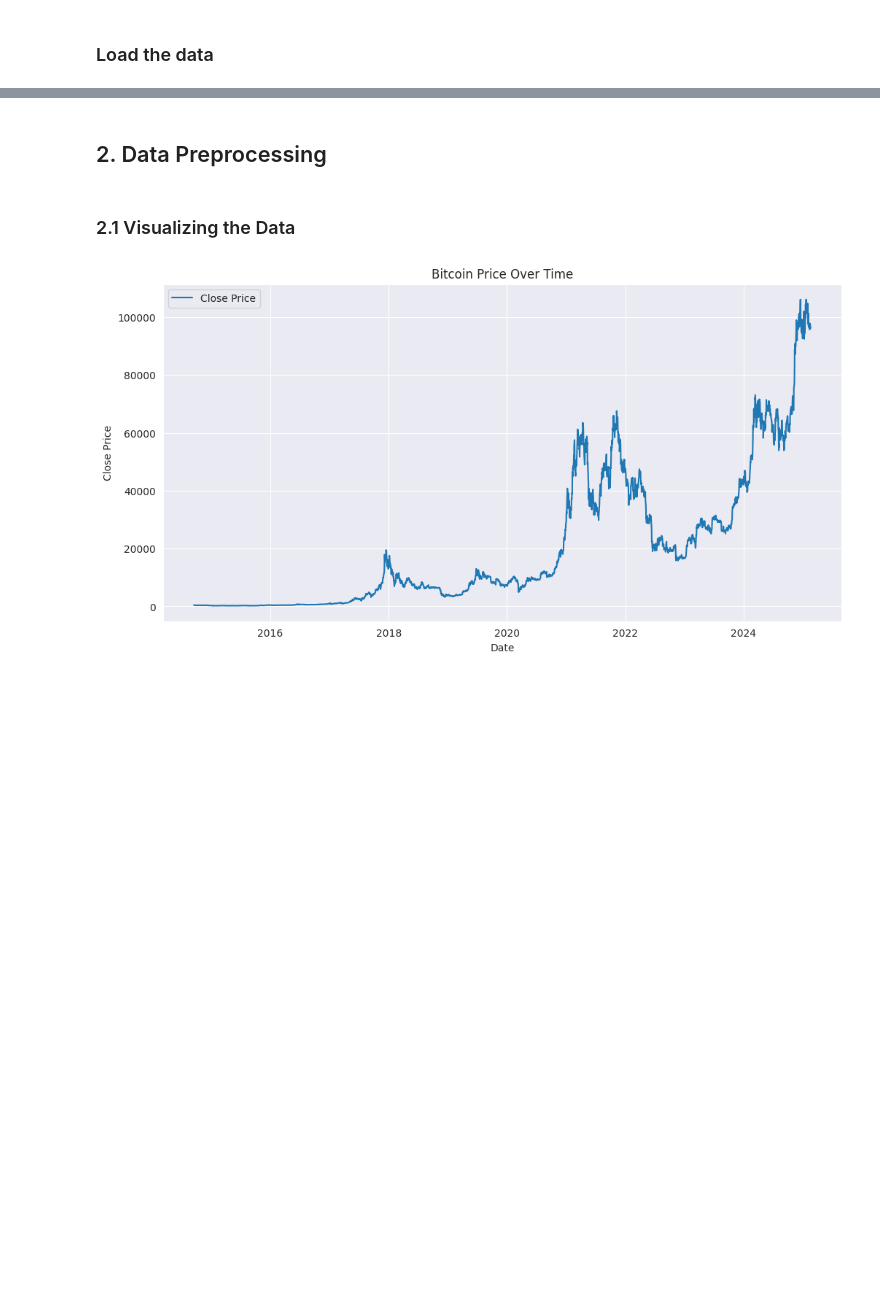
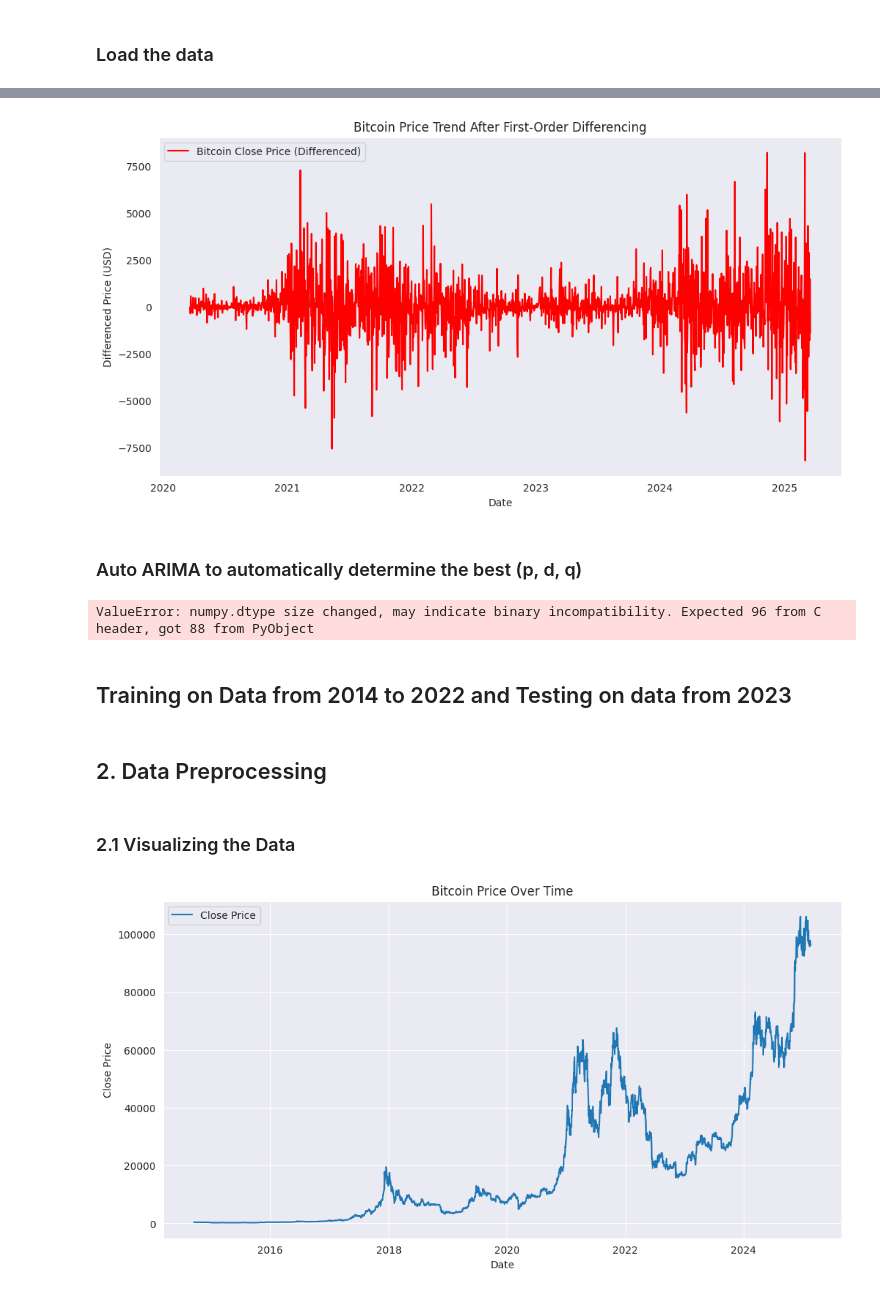
Before and after one commit to bonareri/Cryptocurrency-Price-Prediction-, a Jupyter notebook: arima_sarima_model.ipynb, the cells around one changed output, grey strips where cells are left out. Cells and saved outputs as stored; diff of their text form; code cells hidden in the pictures; blank space fills up the shorter version.

```diff
--- a/arima_sarima_model.ipynb
+++ b/arima_sarima_model.ipynb
@@ -132,0 +188,19 @@ memory usage: 178.5 KB
+# %%
+df["Close_diff"] = df["Close"].diff().dropna()
+
+# Perform ADF test again
+result_diff = adfuller(df["Close_diff"].dropna())
+
+# Print results
+print("Augmented Dickey-Fuller Test (After Differencing):")
+print(f"ADF Statistic: {result_diff[0]:.4f}")
+print(f"p-value: {result_diff[1]:.4f}")
+print("Critical Values:")
+for key, value in result_diff[4].items():
+    print(f"   {key}: {value:.4f}")
+
+# Interpretation
+if result_diff[1] <= 0.05:
+    print("The data is now stationary after differencing (p-value < 0.05).")
+else:
+    print("The data is still NOT stationary. Further differencing may be needed.")
@@ -133,3 +216,29 @@ memory usage: 178.5 KB
+# %%
+plt.figure(figsize=(12, 6))
+plt.plot(df.index[1:], df["Close"].diff().dropna(), label="Bitcoin Close Price (Differenced)", color="red")
+plt.xlabel("Date")
+plt.ylabel("Differenced Price (USD)")
+plt.title("Bitcoin Price Trend After First-Order Differencing")
+plt.legend()
+plt.grid()
+plt.show()
+# %% [output]
+[figure, added]
+# %% [markdown]
+### Auto ARIMA to automatically determine the best (p, d, q)
+# %%
+from pmdarima import auto_arima
+
+# Use Auto ARIMA to determine the best p, d, q values
+auto_arima_model = auto_arima(df["Close"], seasonal=False, trace=True,
+                              stepwise=True, suppress_warnings=True)
+
+# Print the best order (p, d, q)
+print(f"Best ARIMA Order: {auto_arima_model.order}")
+# %% [output]
+ValueError: numpy.dtype size changed, may indicate binary incompatibility. Expected 96 from C header, got 88 from PyObject
+# %% [markdown]
+## Training on Data from 2014 to 2022 and Testing on data from 2023
 # %% [markdown]
 ## 2. Data Preprocessing
 # %% [markdown]
```
Also changed, not shown: parts of 15 cells of this notebook.
